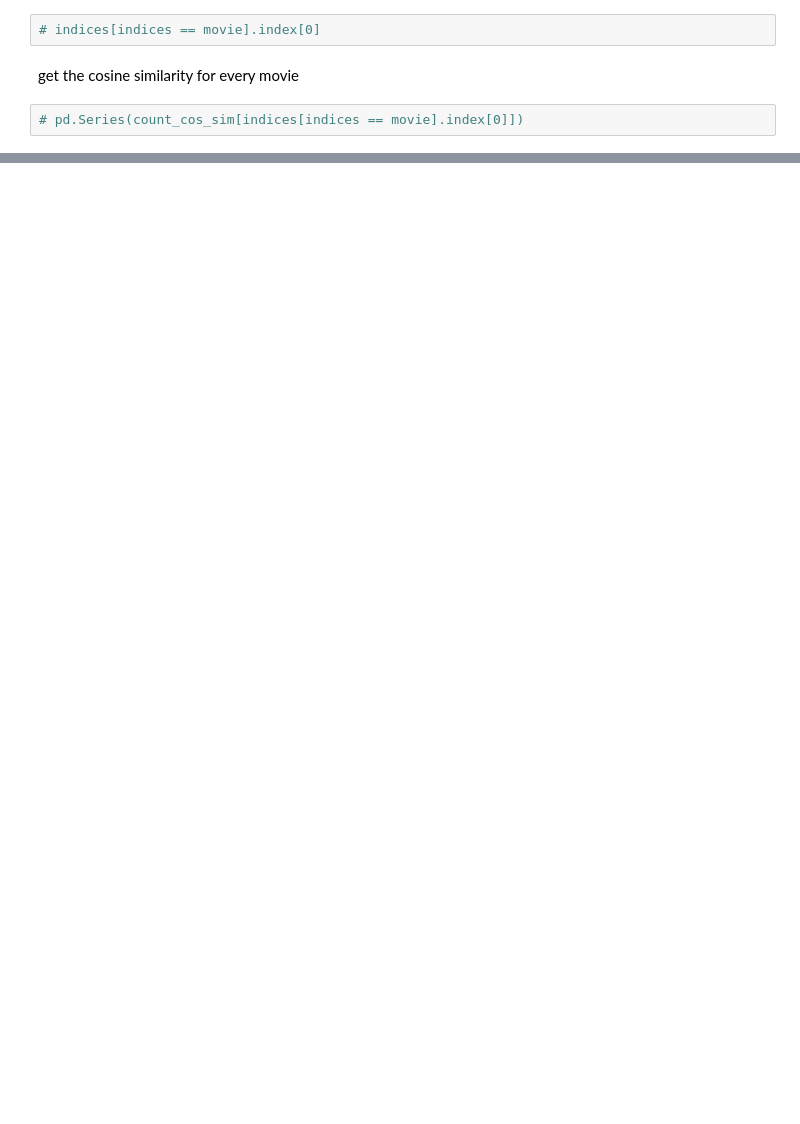
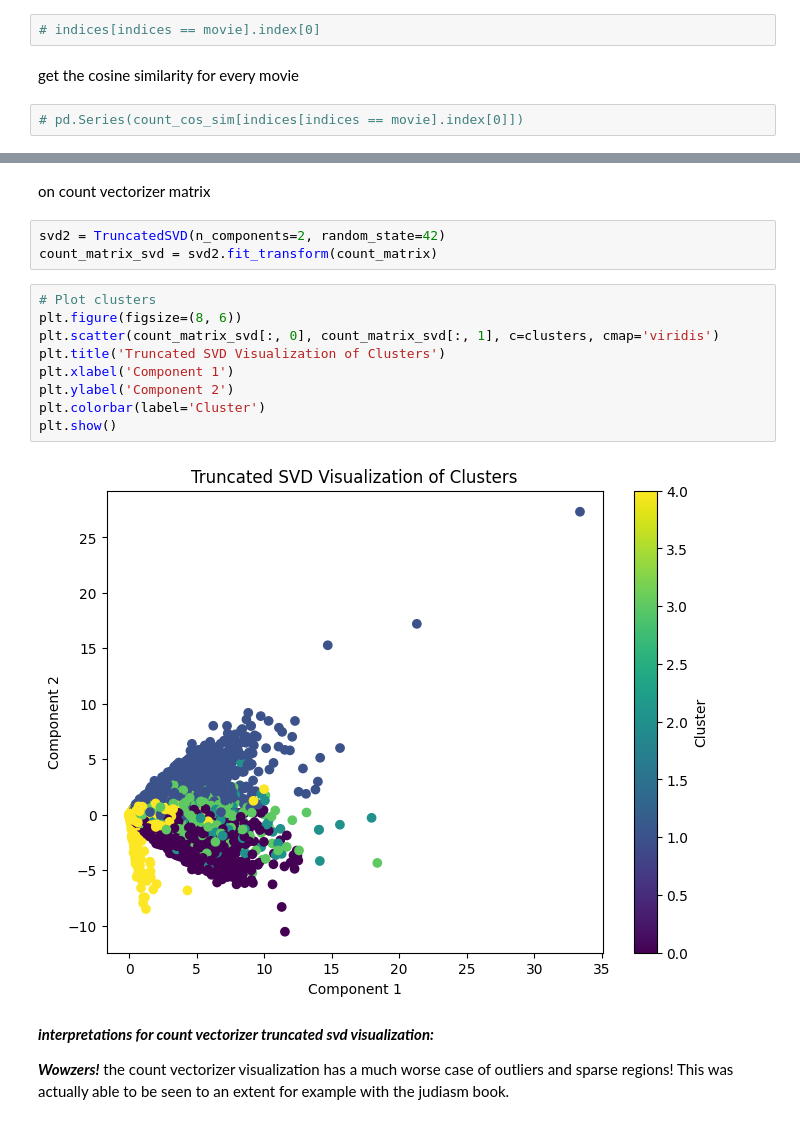
Before and after one commit to Katzz16/COMP3610_Project, a Jupyter notebook: Copy_of_nlp_test.ipynb, the cells around one changed output, grey strips where cells are left out. Cells and saved outputs as stored; diff of their text form; blank space fills up the shorter version.

Commit message:
visualizations

```diff
--- a/Copy_of_nlp_test.ipynb
+++ b/Copy_of_nlp_test.ipynb
@@ -657,0 +750,20 @@ get the cosine similarity for every movie
+# %% [markdown]
+on count vectorizer matrix
+# %%
+svd2 = TruncatedSVD(n_components=2, random_state=42)
+count_matrix_svd = svd2.fit_transform(count_matrix)
+# %%
+# Plot clusters
+plt.figure(figsize=(8, 6))
+plt.scatter(count_matrix_svd[:, 0], count_matrix_svd[:, 1], c=clusters, cmap='viridis')
+plt.title('Truncated SVD Visualization of Clusters')
+plt.xlabel('Component 1')
+plt.ylabel('Component 2')
+plt.colorbar(label='Cluster')
+plt.show()
+# %% [output]
+[figure, added]
+# %% [markdown]
+***interpretations for count vectorizer truncated svd visualization:***
+
+***Wowzers!*** the count vectorizer visualization has a much worse case of outliers and sparse regions! This was actually able to be seen to an extent for example with the judiasm book.
```
Also changed, not shown: parts of 28 cells of this notebook.
